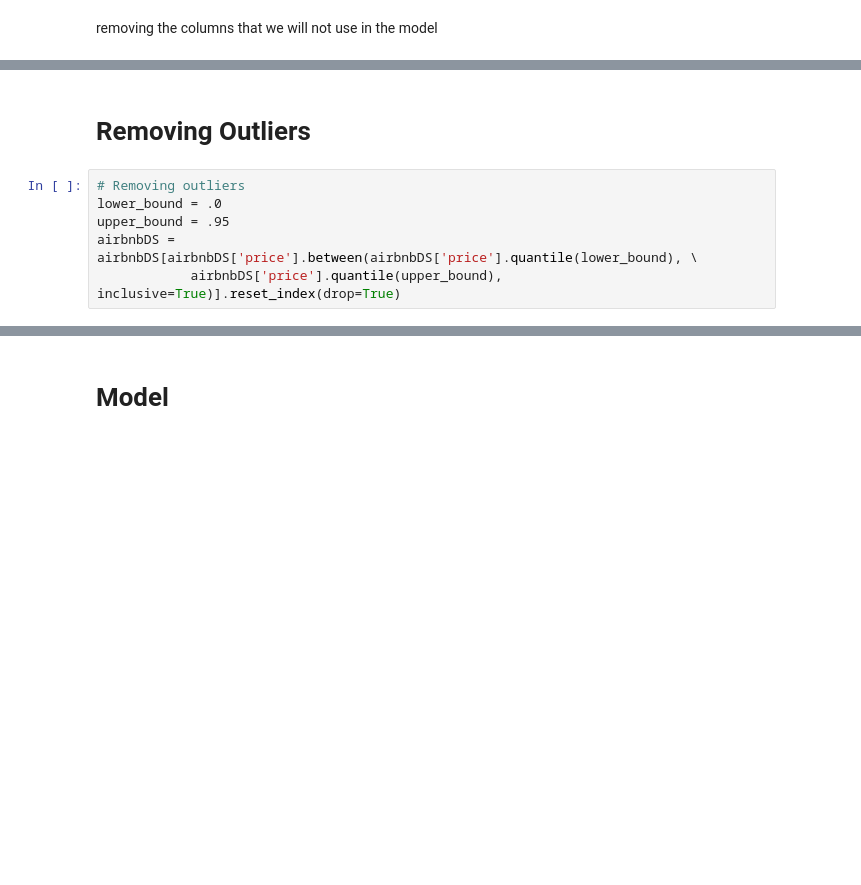
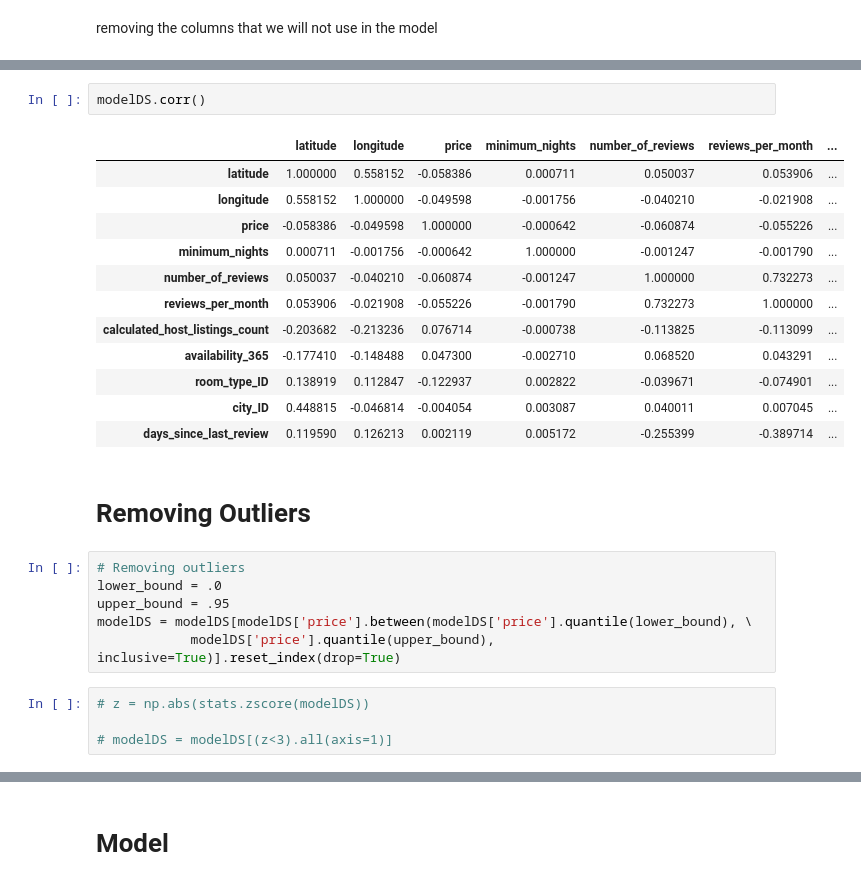
Before and after one commit to cLineman/Rental-Property-Prediction-Model, a Jupyter notebook: Working Notebooks/Models.ipynb, the cells around one changed output, grey strips where cells are left out. Saved outputs shown, nothing was run; the diff lists cells and outputs as text; blank space fills up the shorter version.

```diff
--- a/Working Notebooks/Models.ipynb
+++ b/Working Notebooks/Models.ipynb
@@ -128,9 +142,28 @@ modelDS
+# %%
+modelDS.corr()
+# %% [output]
+|  | latitude | longitude | price | minimum_nights | number_of_reviews | reviews_per_month | ... |
+| latitude | 1.000000 | 0.558152 | -0.058386 | 0.000711 | 0.050037 | 0.053906 | ... |
+| longitude | 0.558152 | 1.000000 | -0.049598 | -0.001756 | -0.040210 | -0.021908 | ... |
+| price | -0.058386 | -0.049598 | 1.000000 | -0.000642 | -0.060874 | -0.055226 | ... |
+| minimum_nights | 0.000711 | -0.001756 | -0.000642 | 1.000000 | -0.001247 | -0.001790 | ... |
+| number_of_reviews | 0.050037 | -0.040210 | -0.060874 | -0.001247 | 1.000000 | 0.732273 | ... |
+| reviews_per_month | 0.053906 | -0.021908 | -0.055226 | -0.001790 | 0.732273 | 1.000000 | ... |
+| calculated_host_listings_count | -0.203682 | -0.213236 | 0.076714 | -0.000738 | -0.113825 | -0.113099 | ... |
+| availability_365 | -0.177410 | -0.148488 | 0.047300 | -0.002710 | 0.068520 | 0.043291 | ... |
+| room_type_ID | 0.138919 | 0.112847 | -0.122937 | 0.002822 | -0.039671 | -0.074901 | ... |
+| city_ID | 0.448815 | -0.046814 | -0.004054 | 0.003087 | 0.040011 | 0.007045 | ... |
+| days_since_last_review | 0.119590 | 0.126213 | 0.002119 | 0.005172 | -0.255399 | -0.389714 | ... |
 # %% [markdown]
 #  Removing Outliers
 # %%
 # Removing outliers
 lower_bound = .0
 upper_bound = .95
-airbnbDS = airbnbDS[airbnbDS['price'].between(airbnbDS['price'].quantile(lower_bound), \
-            airbnbDS['price'].quantile(upper_bound), inclusive=True)].reset_index(drop=True)
+modelDS = modelDS[modelDS['price'].between(modelDS['price'].quantile(lower_bound), \
+            modelDS['price'].quantile(upper_bound), inclusive=True)].reset_index(drop=True)
+# %%
+# z = np.abs(stats.zscore(modelDS))
+
+# modelDS = modelDS[(z<3).all(axis=1)]
 # %%
```
Also changed, not shown: parts of 18 cells of this notebook, 1 other file.
